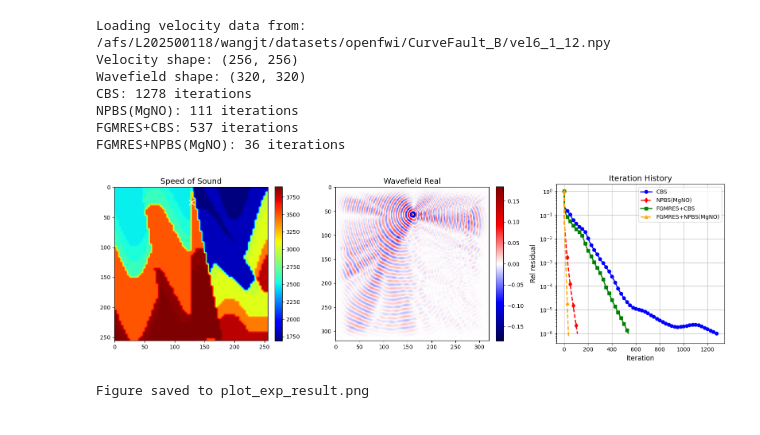
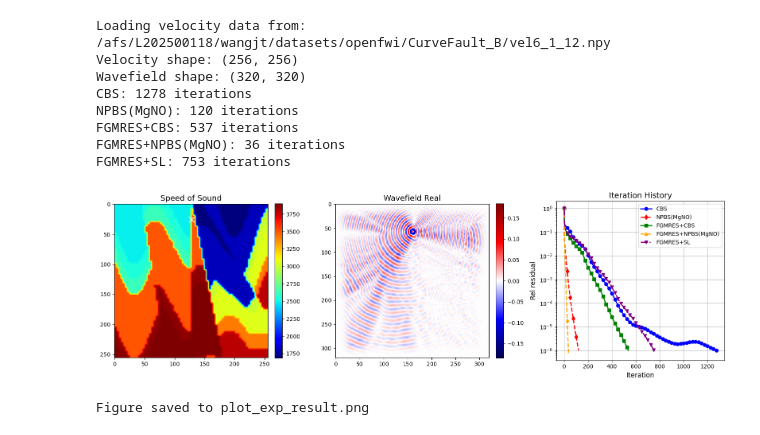
Before and after one commit to wangjt23/NeuralPreconditionedBornSeries, a Jupyter notebook: helmholtz/bin/plot_exp.ipynb, the cells around one changed output. Cells and saved outputs as stored; diff of their text form; code cells hidden in the pictures.

```diff
--- a/helmholtz/bin/plot_exp.ipynb
+++ b/helmholtz/bin/plot_exp.ipynb
@@ -150,10 +150,14 @@ iter_history_paths = {
     'NPBS(MgNO)': '/afs/L202500118/wangjt/work/precond_loss/helmholtz/outputs/2d/openfwi/CurveFault_B/ppw12/mgno_bs_pre/iter_history/iter_history_mgno_bs_6000.pth',
     'FGMRES+CBS': '/afs/L202500118/wangjt/work/precond_loss/helmholtz/outputs/2d/openfwi/CurveFault_B/cbs_gmres/iter_history/iter_history_cbs_6000.pth',
     'FGMRES+NPBS(MgNO)': '/afs/L202500118/wangjt/work/precond_loss/helmholtz/outputs/2d/openfwi/CurveFault_B/ppw12/mgno_bs_pre_gmres/iter_history/iter_history_mgno_bs_6000.pth',
+    'FGMRES+SL': '/afs/L202500118/wangjt/work/precond_loss/helmholtz/outputs/2d/openfwi/CurveFault_B/fd_sl_vcycle_gmres/iter_history/iter_history_fd_sl_vcycle_6000.pth',
 }
 
 iter_histories = {}
 for name, path in iter_history_paths.items():
+    if not os.path.exists(path):
+        print(f"{name}: file not found, skipping")
+        continue
     data = torch.load(path, weights_only=False)
     # The saved data is a dict with 'iter_log' key
     if isinstance(data, dict):
@@ -178,42 +182,63 @@ img1 = axes[1].imshow(u_real, interpolation='none', cmap='seismic', vmin=-vmax,
 axes[1].set_title('Wavefield Real', fontsize=14)
 fig.colorbar(img1, ax=axes[1], fraction=0.046, pad=0.04)
 
-# --- Column 3: Iteration History (4 methods) ---
-colors = {'CBS': 'blue', 'NPBS(MgNO)': 'red', 'FGMRES+CBS': 'green', 'FGMRES+NPBS(MgNO)': 'orange'}
-linestyles = {'CBS': '-', 'NPBS(MgNO)': '--', 'FGMRES+CBS': '-', 'FGMRES+NPBS(MgNO)': '--'}
-markers = {'CBS': 'o', 'NPBS(MgNO)': 'd', 'FGMRES+CBS': 's', 'FGMRES+NPBS(MgNO)': '^'}
-for name in ['CBS', 'NPBS(MgNO)', 'FGMRES+CBS', 'FGMRES+NPBS(MgNO)']:
+# --- Column 3: Iteration History ---
+colors = {
+    'CBS': 'blue',
+    'NPBS(MgNO)': 'red',
+    'FGMRES+CBS': 'green',
+    'FGMRES+NPBS(MgNO)': 'orange',
+    'FGMRES+SL': 'purple',
+}
+linestyles = {
+    'CBS': '-',
+    'NPBS(MgNO)': '--',
+    'FGMRES+CBS': '-',
+    'FGMRES+NPBS(MgNO)': '--',
+    'FGMRES+SL': '-.',
+}
+markers = {
+    'CBS': 'o',
+    'NPBS(MgNO)': 'd',
+    'FGMRES+CBS': 's',
+    'FGMRES+NPBS(MgNO)': '^',
+    'FGMRES+SL': 'v',
+}
+
+for name in ['CBS', 'NPBS(MgNO)', 'FGMRES+CBS', 'FGMRES+NPBS(MgNO)', 'FGMRES+SL']:
+    if name not in iter_histories:
+        continue
     history = iter_histories[name]
     history.insert(0, 1.0)
     iters = np.arange(len(history)) + 1
-
     markevery = 25
 
     axes[2].semilogy(
         iters, history,
         color=colors[name],
         linestyle=linestyles[name], linewidth=2,
         marker=markers[name], markersize=6, markevery=markevery,
         label=name,
     )
 
 axes[2].set_title('Iteration History', fontsize=14)
 axes[2].grid(True)
 axes[2].set_xlabel('Iteration', fontsize=12)
 axes[2].set_ylabel('Rel residual', fontsize=12)
 axes[2].legend(loc='upper right', fontsize=10)
 
 plt.tight_layout()
 plt.savefig('/afs/L202500118/wangjt/work/precond_loss/helmholtz/bin/plot_exp_result.png', dpi=300, bbox_inches='tight')
 plt.show()
 print("Figure saved to plot_exp_result.png")
 # %% [output]
 Loading velocity data from: /afs/L202500118/wangjt/datasets/openfwi/CurveFault_B/vel6_1_12.npy
 Velocity shape: (256, 256)
 Wavefield shape: (320, 320)
 CBS: 1278 iterations
-NPBS(MgNO): 111 iterations
+NPBS(MgNO): 120 iterations
 FGMRES+CBS: 537 iterations
 FGMRES+NPBS(MgNO): 36 iterations
+FGMRES+SL: 753 iterations
-[figure, old version]
+[figure, new version]
 Figure saved to plot_exp_result.png
```
Also changed, not shown: 40 other files.
